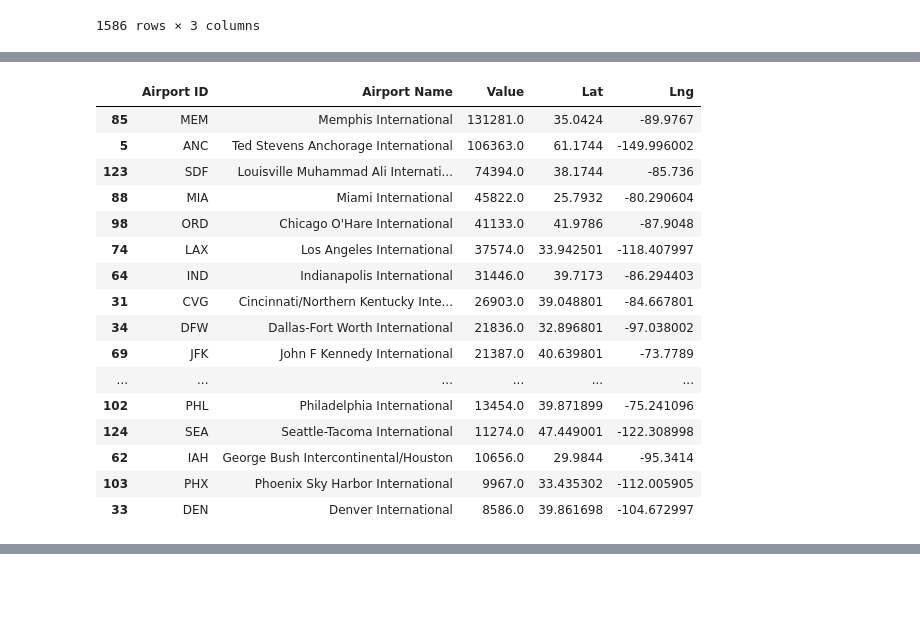
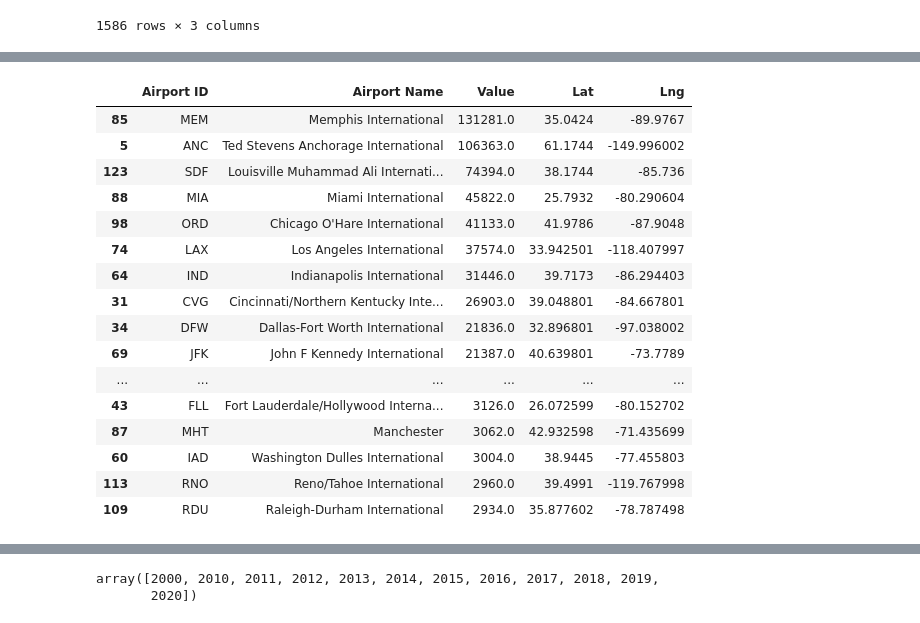
Before and after one commit to tashfeenahmed/Data-Science-Project-Cambridge, a Jupyter notebook: Data Science Project.ipynb, the cells around one changed output, grey strips where cells are left out. Drawn from its saved outputs; the diff is of its cells as text; code cells hidden in the pictures; blank space fills up the shorter version.

```diff
--- a/Data Science Project.ipynb
+++ b/Data Science Project.ipynb
@@ -425,23 +409,23 @@ plt.show()
 # %%
-topTwenty = topTwenty.apply(addLatLng, axis=1)
+topFifty = topFifty.apply(addLatLng, axis=1)
-# %%
-topTwenty
-# %% [output]
-|  | Airport ID | Airport Name | Value | Lat | Lng |
-| 85 | MEM | Memphis International | 131281.0 | 35.0424 | -89.9767 |
-| 5 | ANC | Ted Stevens Anchorage International | 106363.0 | 61.1744 | -149.996002 |
-| 123 | SDF | Louisville Muhammad Ali Internati... | 74394.0 | 38.1744 | -85.736 |
-| 88 | MIA | Miami International | 45822.0 | 25.7932 | -80.290604 |
-| 98 | ORD | Chicago O'Hare International | 41133.0 | 41.9786 | -87.9048 |
-| 74 | LAX | Los Angeles International | 37574.0 | 33.942501 | -118.407997 |
-| 64 | IND | Indianapolis International | 31446.0 | 39.7173 | -86.294403 |
-| 31 | CVG | Cincinnati/Northern Kentucky Inte... | 26903.0 | 39.048801 | -84.667801 |
-| 34 | DFW | Dallas-Fort Worth International | 21836.0 | 32.896801 | -97.038002 |
-| 69 | JFK | John F Kennedy International | 21387.0 | 40.639801 | -73.7789 |
-| ... | ... | ... | ... | ... | ... |
-| 102 | PHL | Philadelphia International | 13454.0 | 39.871899 | -75.241096 |
-| 124 | SEA | Seattle-Tacoma International | 11274.0 | 47.449001 | -122.308998 |
-| 62 | IAH | George Bush Intercontinental/Houston | 10656.0 | 29.9844 | -95.3414 |
-| 103 | PHX | Phoenix Sky Harbor International | 9967.0 | 33.435302 | -112.005905 |
-| 33 | DEN | Denver International | 8586.0 | 39.861698 | -104.672997 |
+# %%
+topFifty
+# %% [output]
+|  | Airport ID | Airport Name | Value | Lat | Lng |
+| 85 | MEM | Memphis International | 131281.0 | 35.0424 | -89.9767 |
+| 5 | ANC | Ted Stevens Anchorage International | 106363.0 | 61.1744 | -149.996002 |
+| 123 | SDF | Louisville Muhammad Ali Internati... | 74394.0 | 38.1744 | -85.736 |
+| 88 | MIA | Miami International | 45822.0 | 25.7932 | -80.290604 |
+| 98 | ORD | Chicago O'Hare International | 41133.0 | 41.9786 | -87.9048 |
+| 74 | LAX | Los Angeles International | 37574.0 | 33.942501 | -118.407997 |
+| 64 | IND | Indianapolis International | 31446.0 | 39.7173 | -86.294403 |
+| 31 | CVG | Cincinnati/Northern Kentucky Inte... | 26903.0 | 39.048801 | -84.667801 |
+| 34 | DFW | Dallas-Fort Worth International | 21836.0 | 32.896801 | -97.038002 |
+| 69 | JFK | John F Kennedy International | 21387.0 | 40.639801 | -73.7789 |
+| ... | ... | ... | ... | ... | ... |
+| 43 | FLL | Fort Lauderdale/Hollywood Interna... | 3126.0 | 26.072599 | -80.152702 |
+| 87 | MHT | Manchester | 3062.0 | 42.932598 | -71.435699 |
+| 60 | IAD | Washington Dulles International | 3004.0 | 38.9445 | -77.455803 |
+| 113 | RNO | Reno/Tahoe International | 2960.0 | 39.4991 | -119.767998 |
+| 109 | RDU | Raleigh-Durham International | 2934.0 | 35.877602 | -78.787498 |
 # %%
@@ -455,3 +439,11 @@ fig.update_layout(title = 'Top Airports for Freight', title_x=0.5, geo = dict(
 fig.show()
 # %% [output]
 [interactive output not drawn]
+# %%
+# we need a slider for years
+# df containing top 20 for each year
+
+adf['Year'].unique()
+# %% [output]
+array([2000, 2010, 2011, 2012, 2013, 2014, 2015, 2016, 2017, 2018, 2019,
+       2020])
```
Also changed, not shown: parts of 9 cells of this notebook.
